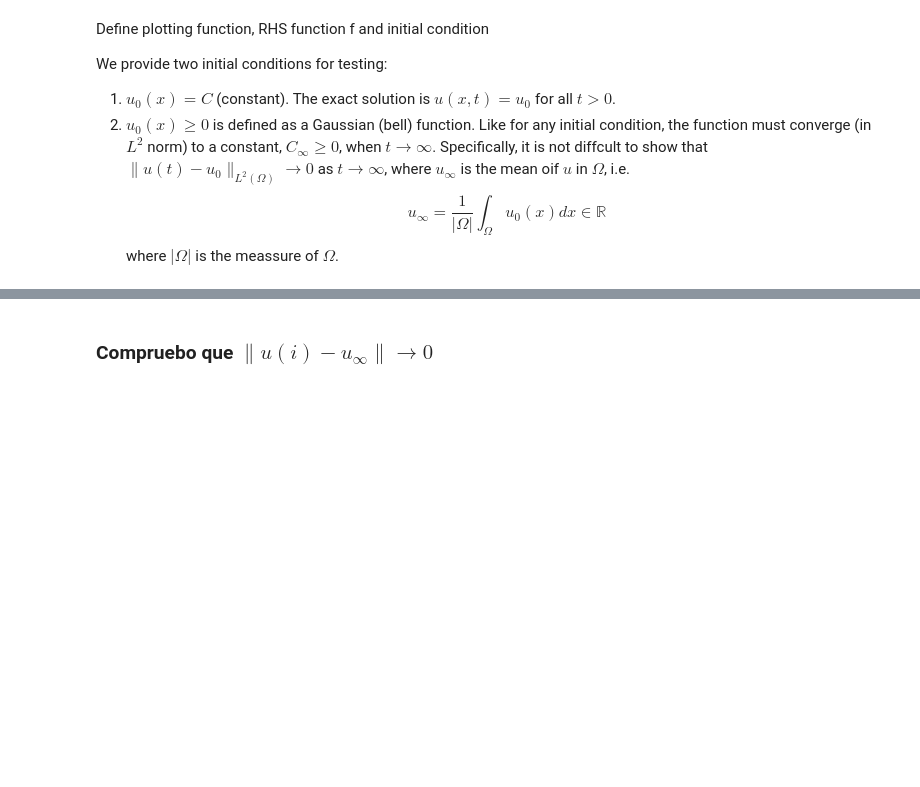
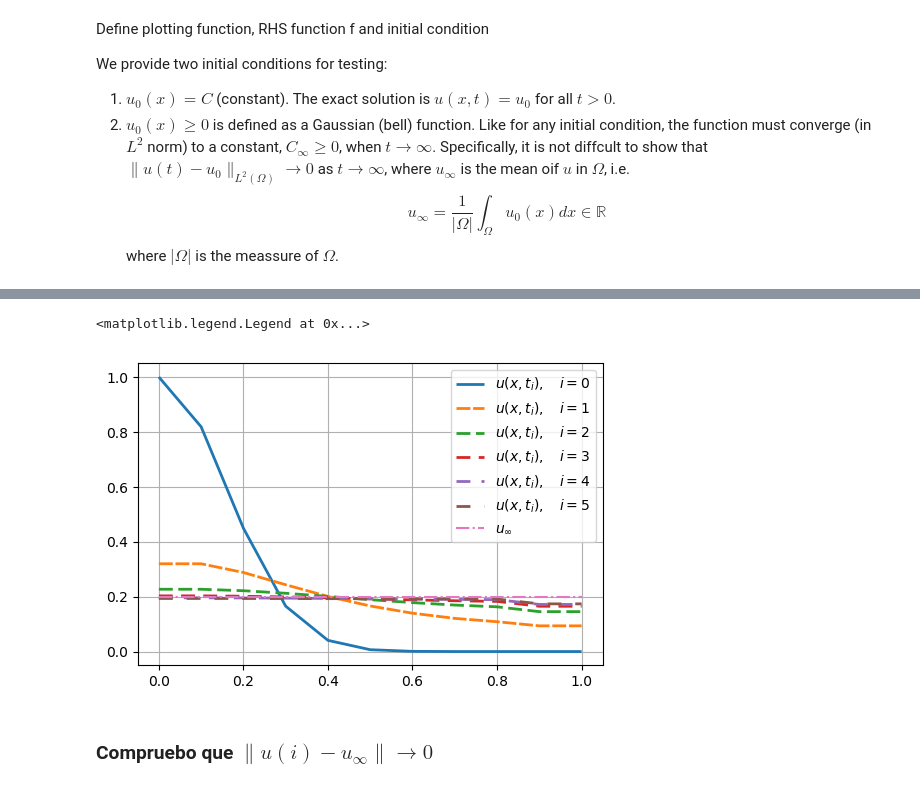
Before and after one commit to rrgalvan/keller-segel-schemes, a Jupyter notebook: Diferencias-finitas/Keller-Segel 1D-Caso3.ipynb, the cells around one changed output, grey strips where cells are left out. Cells and saved outputs as stored; diff of their text form; code cells hidden in the pictures; blank space fills up the shorter version.

Commit message:
Regresiva-progresiva

```diff
--- a/Diferencias-finitas/Keller-Segel 1D-Caso3.ipynb
+++ b/Diferencias-finitas/Keller-Segel 1D-Caso3.ipynb
@@ -390,3 +391,26 @@ for i in range(NT):
+# %%
+NT = 6
+NX = 10
+X0 = 0
+X1 = 1
+x, u, v = ks_progres_1d(f, u_init=u_gauss, v_init=v_gauss,
+                                    nx_intervals=NX, nt_intervals=NT,
+                                    a=X0, b=X1, T=1)
+# %%
+x, u, v = ks_progres_1d(f, u_init=u_gauss, v_init=v_gauss,
+                                    nx_intervals=NX, nt_intervals=NT,
+                                    a=X0, b=X1, T=1, verbosity=0)
+
+for i in range(NT):
+    my_plot(x, u[i], i)
+    #mpl.show()
+u_infty = quad(u[0], x)/(X1-X0) # Media de u_0 en [a,b]
+mpl.plot(x, u_infty*np.ones_like(x), "-.", label="$u_\infty$")
+mpl.grid()
+mpl.legend()
+# %% [output]
+<matplotlib.legend.Legend at 0x...>
+[figure, added]
 # %% [markdown]
 ### Compruebo que $\|u(i)-u_\infty\| \to 0$
 # %%
```
Also changed, not shown: parts of 10 cells of this notebook, 9 other files.
